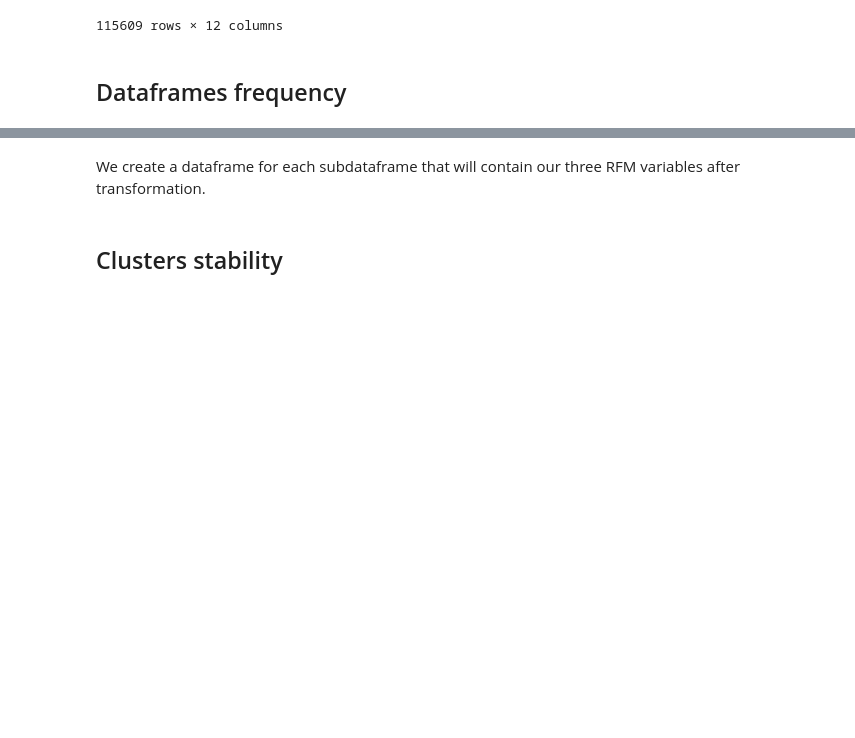
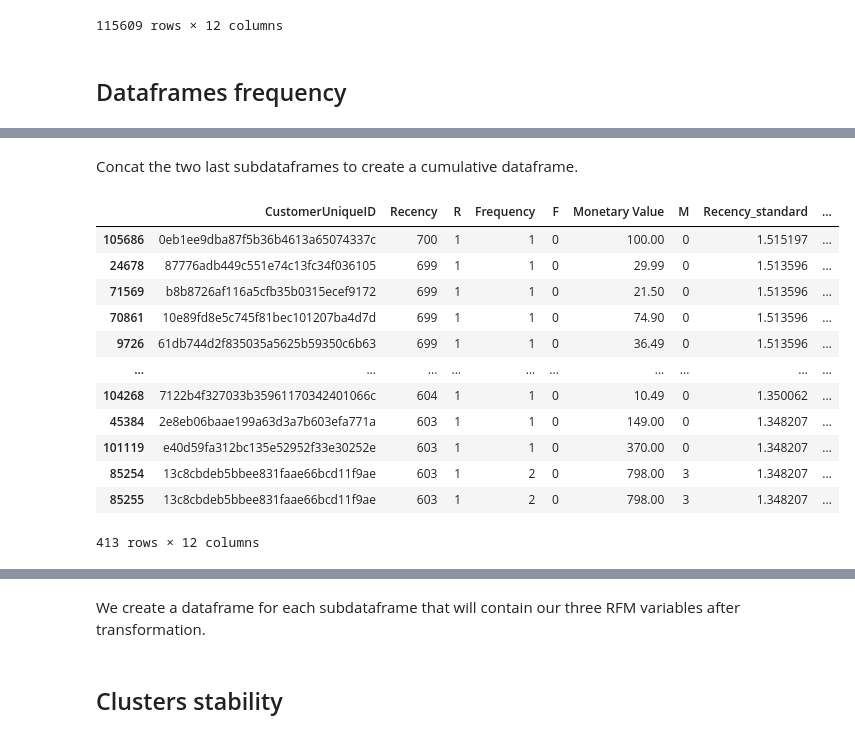
Before and after one commit to Ay0d/Machine-Learning, a Jupyter notebook: clients-segmentation-rfm-maintenance.ipynb, the cells around one changed output, grey strips where cells are left out. Cells and saved outputs as stored; diff of their text form; code cells hidden in the pictures; blank space fills up the shorter version.

```diff
--- a/clients-segmentation-rfm-maintenance.ipynb
+++ b/clients-segmentation-rfm-maintenance.ipynb
@@ -122,0 +148,20 @@ B10 = df.iloc[100000:110000]
+# %% [markdown]
+Concat the two last subdataframes to create a cumulative dataframe.
+# %%
+B1 = pd.concat([B0, B1], axis=0)
+B1.sort_values(by=['Recency'], ascending=False, inplace=True)
+B1
+# %% [output]
+|  | CustomerUniqueID | Recency | R | Frequency | F | Monetary Value | M | Recency_standard | ... |
+| 105686 | 0eb1ee9dba87f5b36b4613a65074337c | 700 | 1 | 1 | 0 | 100.00 | 0 | 1.515197 | ... |
+| 24678 | 87776adb449c551e74c13fc34f036105 | 699 | 1 | 1 | 0 | 29.99 | 0 | 1.513596 | ... |
+| 71569 | b8b8726af116a5cfb35b0315ecef9172 | 699 | 1 | 1 | 0 | 21.50 | 0 | 1.513596 | ... |
+| 70861 | 10e89fd8e5c745f81bec101207ba4d7d | 699 | 1 | 1 | 0 | 74.90 | 0 | 1.513596 | ... |
+| 9726 | 61db744d2f835035a5625b59350c6b63 | 699 | 1 | 1 | 0 | 36.49 | 0 | 1.513596 | ... |
+| ... | ... | ... | ... | ... | ... | ... | ... | ... | ... |
+| 104268 | 7122b4f327033b35961170342401066c | 604 | 1 | 1 | 0 | 10.49 | 0 | 1.350062 | ... |
+| 45384 | 2e8eb06baae199a63d3a7b603efa771a | 603 | 1 | 1 | 0 | 149.00 | 0 | 1.348207 | ... |
+| 101119 | e40d59fa312bc135e52952f33e30252e | 603 | 1 | 1 | 0 | 370.00 | 0 | 1.348207 | ... |
+| 85254 | 13c8cbdeb5bbee831faae66bcd11f9ae | 603 | 1 | 2 | 0 | 798.00 | 3 | 1.348207 | ... |
+| 85255 | 13c8cbdeb5bbee831faae66bcd11f9ae | 603 | 1 | 2 | 0 | 798.00 | 3 | 1.348207 | ... |
+413 rows × 12 columns
```
Also changed, not shown: parts of 112 cells of this notebook.
